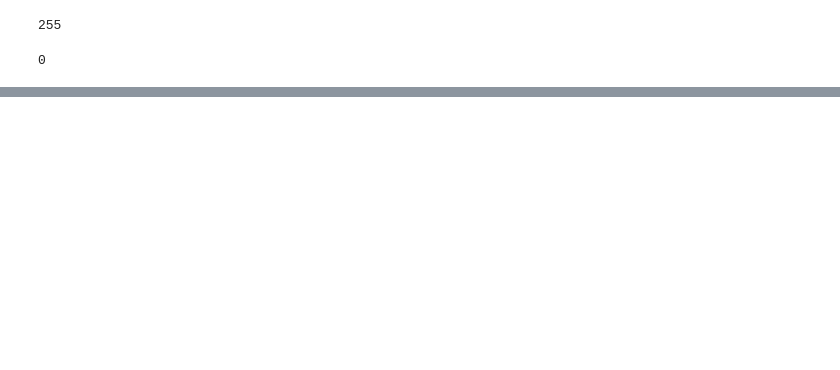
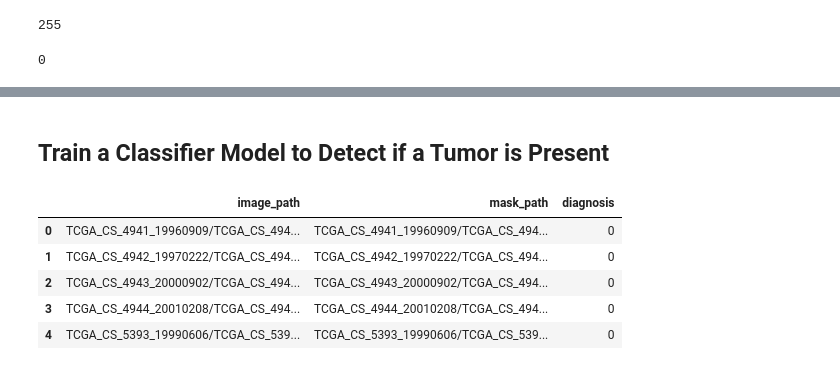
Before and after one commit to KorinneStegall/capstone_project, a Jupyter notebook: brain_MRI.ipynb, the cells around one changed output, grey strips where cells are left out. Drawn from its saved outputs; the diff is of its cells as text; code cells hidden in the pictures; blank space fills up the shorter version.

Commit message:
Imported more libraries (fixed dependencies for tensorflow) and started to split training data

```diff
--- a/brain_MRI.ipynb
+++ b/brain_MRI.ipynb
@@ -174,0 +183,2 @@ fig.tight_layout()
+# %% [markdown]
+## Train a Classifier Model to Detect if a Tumor is Present
@@ -174,0 +200,11 @@ fig.tight_layout()
+# %%
+# Drop patient id column not needed for training
+df_train = df.drop(columns = ['patient'])
+df_train.head()
+# %% [output]
+|  | image_path | mask_path | diagnosis |
+| 0 | TCGA_CS_4941_19960909/TCGA_CS_494... | TCGA_CS_4941_19960909/TCGA_CS_494... | 0 |
+| 1 | TCGA_CS_4942_19970222/TCGA_CS_494... | TCGA_CS_4942_19970222/TCGA_CS_494... | 0 |
+| 2 | TCGA_CS_4943_20000902/TCGA_CS_494... | TCGA_CS_4943_20000902/TCGA_CS_494... | 0 |
+| 3 | TCGA_CS_4944_20010208/TCGA_CS_494... | TCGA_CS_4944_20010208/TCGA_CS_494... | 0 |
+| 4 | TCGA_CS_5393_19990606/TCGA_CS_539... | TCGA_CS_5393_19990606/TCGA_CS_539... | 0 |
```
Also changed, not shown: parts of 13 cells of this notebook.
